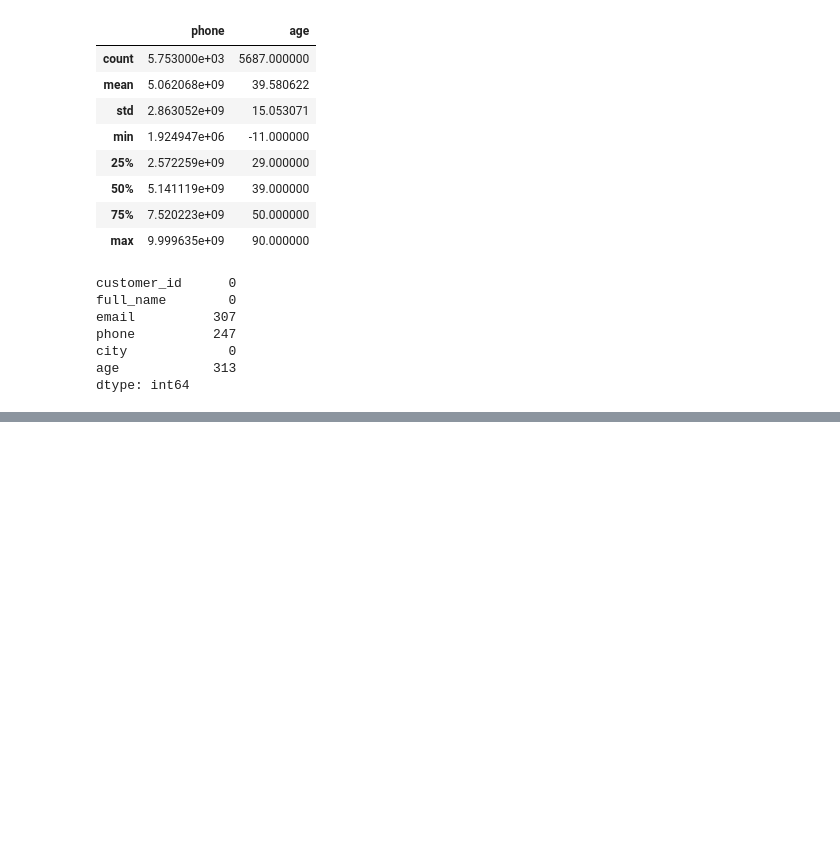
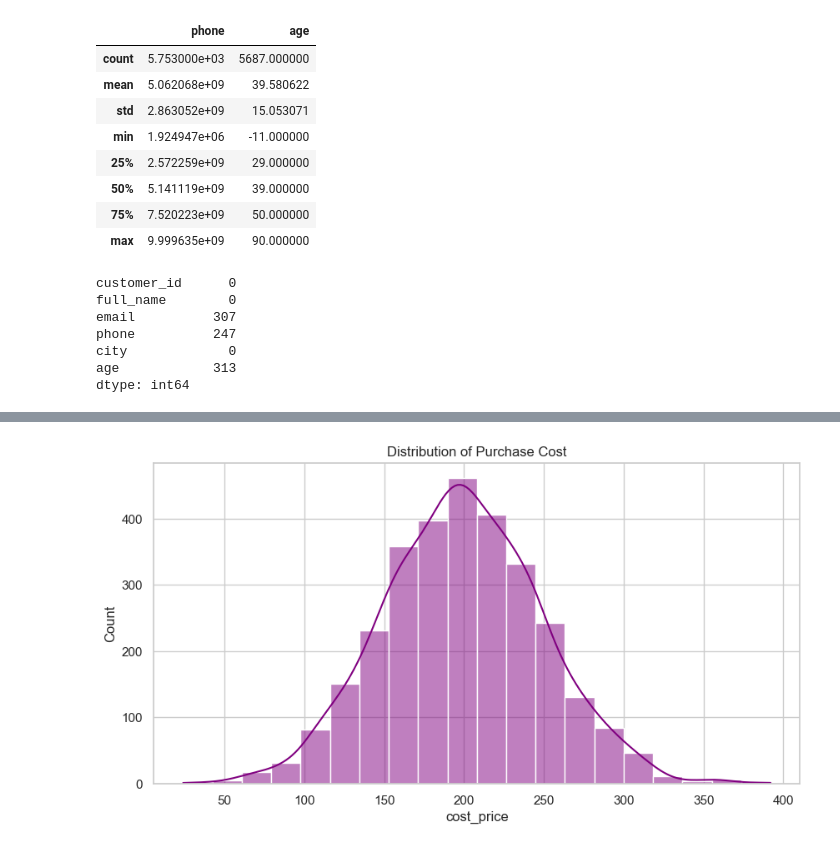
Before and after one commit to siddsahu17/PEC-EDA-Project, a Jupyter notebook: eda.ipynb, the cells around one changed output, grey strips where cells are left out. Saved outputs shown, nothing was run; the diff lists cells and outputs as text; code cells hidden in the pictures; blank space fills up the shorter version.

```diff
--- a/eda.ipynb
+++ b/eda.ipynb
@@ -147,0 +707,6 @@ dtype: int64
+# %%
+sns.histplot(purchases['cost_price'], bins=20, kde=True, color='purple')
+plt.title("Distribution of Purchase Cost")
+plt.show()
+# %% [output]
+[figure, added]
```
Also changed, not shown: parts of 45 cells of this notebook, 1 other file.
